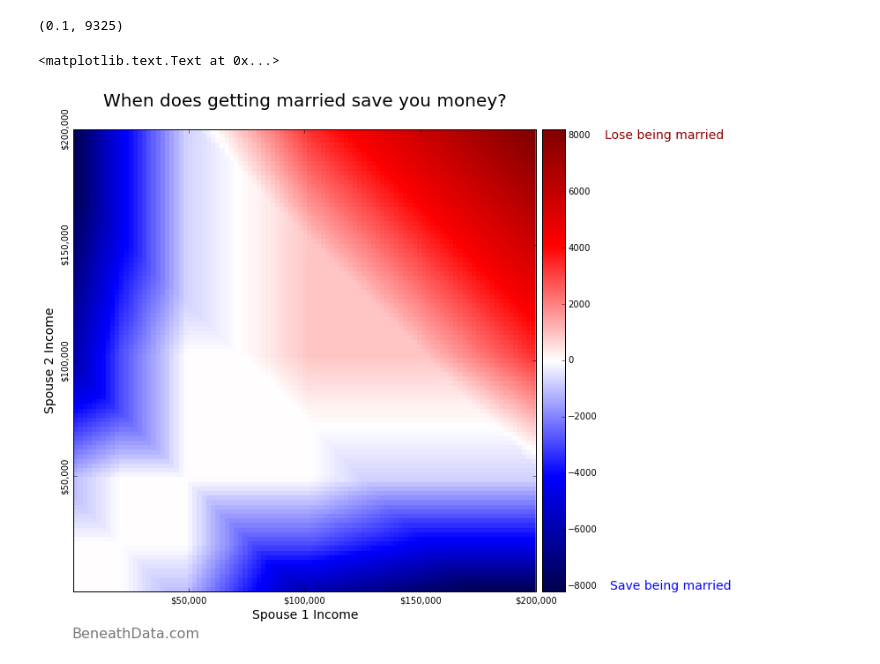
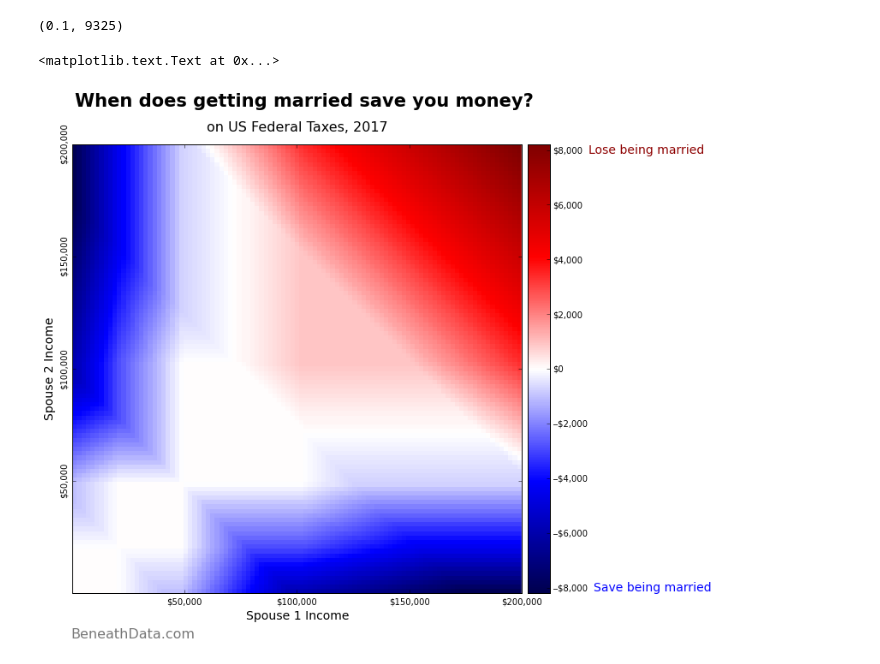
Before and after one commit to tyleha/personal, a Jupyter notebook: taxes.ipynb, the cells around one changed output. Cells and saved outputs as stored; diff of their text form; code cells hidden in the pictures.

Commit message:
Format colorbar labels to currency

```diff
--- a/taxes.ipynb
+++ b/taxes.ipynb
@@ -161,36 +161,38 @@ for i in range(len(incomes)):
 
 extent = [incomes[0], incomes[-1], incomes[0], incomes[-1]]
 fig = plt.figure(figsize=(10,10))
 ax = fig.add_subplot(111)
 cmap_range = np.max([np.nanmax(grid), np.abs(np.nanmin(grid))])
 col = ax.imshow(grid, extent=extent, cmap=cm.seismic, interpolation='none', vmin=-cmap_range, vmax=cmap_range)
 # plt.grid(b=True, which='major', color='gray', linestyle='-')
 plt.yticks(rotation=90)
 
 
 ax.xaxis.set_major_formatter(tkr.FuncFormatter(lambda x, p: '$' + format(int(x), ',')))
 ax.yaxis.set_major_formatter(tkr.FuncFormatter(lambda x, p: '$' + format(int(x), ',')))
 ax.set_yticks([50000, 100000, 150000, 200000])
 ax.set_xticks([50000, 100000, 150000, 200000])
 
 # create an axes on the right side of ax. The width of cax will be 5%
 # of ax and the padding between cax and ax will be fixed at 0.05 inch.
 divider = make_axes_locatable(ax)
 cax = divider.append_axes("right", size="5%", pad=0.1)
-plt.colorbar(col, cax=cax)
+plt.colorbar(col, cax=cax, format=tkr.FuncFormatter(lambda x, p: '$' + format(int(x), ',') if x >= 0 else '–$' + format(abs(int(x)), ',')))
 
 ax.set_xlabel('Spouse 1 Income', fontsize=14)
 ax.set_ylabel('Spouse 2 Income', fontsize=14)
 # cax.text(0, -0.06, "Spouse 1 Income", color='#000000', fontsize=14, ha='left', transform=ax.transAxes)
 # cax.text(-0.06, 0.2, "Spouse 2 Income", color='#000000', fontsize=14, ha='left', rotation='vertical', transform=ax.transAxes)
 
-ax.set_title("When does getting married save you money?", fontdict={'size':20}, y=1.04)
+ax.set_title("on US Federal Taxes, 2017", fontdict={'size':16}, y=1.02)
+fig.suptitle('When does getting married save you money?', fontdict={'size':21, 'fontweight':'bold'}, y=0.96)
+
 ax.text(0, -0.1, "BeneathData.com", color='#777777', fontsize=16, ha='left', transform=ax.transAxes)
 cax.text(1.15, 0.98, "Lose being married", color='#8D0000', fontsize=14, ha='left', transform=ax.transAxes)
 cax.text(1.16, 0.005, "Save being married", color='#0505FF', fontsize=14, ha='left', transform=ax.transAxes)
 # %% [output]
 <matplotlib.text.Text at 0x...>
-[figure, old version]
+[figure, new version]
 # %%
 # Make triangular graph
 # %%
```
